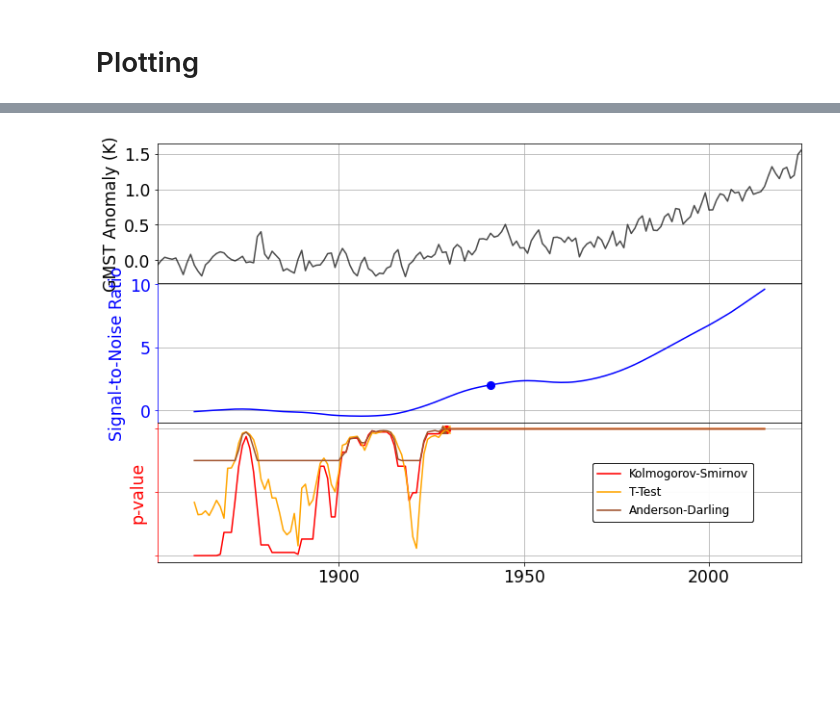
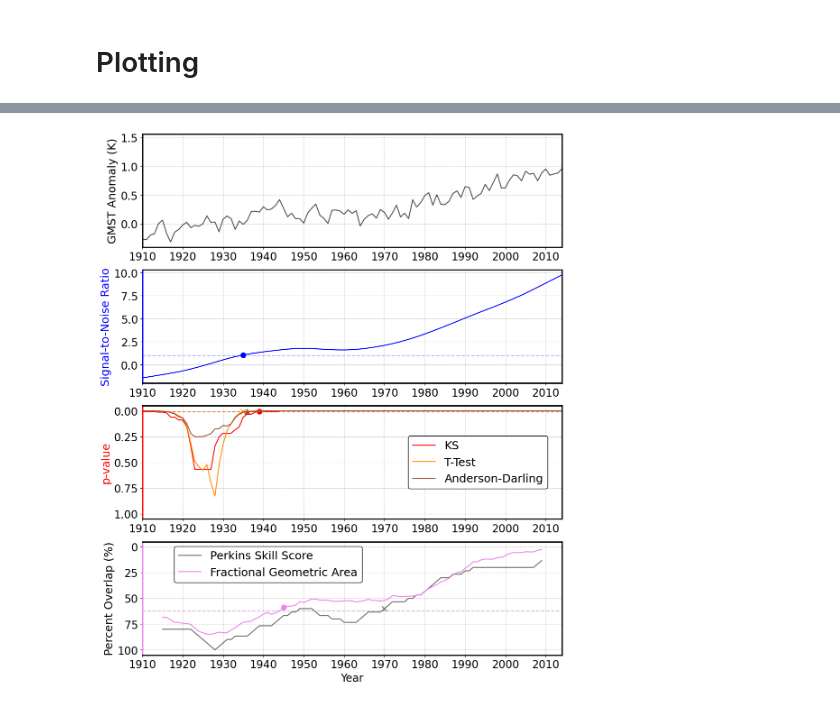
Before and after one commit to alexborowiak/time_of_emergene_drafts, a Jupyter notebook: toplevel_notebooks/01_global_mean_emergence.ipynb, the cells around one changed output, grey strips where cells are left out. Saved outputs shown, nothing was run; the diff lists cells and outputs as text; code cells hidden in the pictures; blank space fills up the shorter version.

Commit message:
Add LOWESS test methods

```diff
--- a/toplevel_notebooks/01_global_mean_emergence.ipynb
+++ b/toplevel_notebooks/01_global_mean_emergence.ipynb
@@ -345,11 +362,18 @@ ds_best_sn.name = 'signal_to_noise'
 ks_ds.name = 'ks'
 ttest_ds.name = 'ttest'
 anderson_ds.name = 'anderson'
+perkins_ds.name = 'perkins'
+frac_geom_ds.name = 'frac'
 # %%
 # Set long name attributes for each variable
 ds_best_sn.attrs['long_name'] = 'Signal to Noise Ratio'
 ks_ds.attrs['long_name'] = 'Kolmogorov-Smirnov'
 ttest_ds.attrs['long_name'] = 'T-Test'
 anderson_ds.attrs['long_name'] = 'Anderson-Darling'
+perkins_ds.attrs['long_name'] = 'Perkins Skill Score'
+frac_geom_ds.attrs['long_name'] = 'Fractional Geometric Area'
 # %%
-toe_metrics_ds = xr.merge([ks_ds, ttest_ds, anderson_ds, ds_best_sn]).dropna(dim='time')
+toe_metrics_ds = xr.merge([ks_ds, ttest_ds, anderson_ds, ds_best_sn, perkins_ds, frac_geom_ds])
+toe_metrics_ds = toe_metrics_ds.isel(time=slice(int(window/2), -int(window/2)))
+toe_metrics_ds = toe_metrics_ds.compute()
+toe_metrics_ds
@@ -364,3 +395,15 @@ toe_ds = xr.merge([sn_toe_ds, ks_toe_ds,ttest_toe_ds , anderson_toe_ds])
+# %%
+# Find the year of permanent exceedance
+sn_toe_ds = toe.get_permanent_exceedance(np.abs(toe_metrics_ds['signal_to_noise']), threshold=1, comparison_func=np.greater_equal)
+ks_toe_ds = toe.get_permanent_exceedance(toe_metrics_ds['ks'], threshold=PVALUE_THESHOLD1, comparison_func=np.less)
+ttest_toe_ds = toe.get_permanent_exceedance(toe_metrics_ds['ttest'], threshold=PVALUE_THESHOLD1, comparison_func=np.less)
+anderson_toe_ds = toe.get_permanent_exceedance(toe_metrics_ds['anderson'], threshold=PVALUE_THESHOLD1, comparison_func=np.less)
+# # The distribution overlap methods
+perkins_toe_ds = toe.get_permanent_exceedance(perkins_ds, threshold=OVERLAP_THRESHOLD, comparison_func=np.less_equal)
+frac_geom_toe_ds = toe.get_permanent_exceedance(frac_geom_ds, threshold=OVERLAP_THRESHOLD, comparison_func=np.less_equal)
+toe_ds = xr.merge([sn_toe_ds, ks_toe_ds,ttest_toe_ds , anderson_toe_ds, perkins_toe_ds, frac_geom_toe_ds])
+# If have emerged too late, it has not emerged
+toe_ds = xr.where(toe_ds<2015, toe_ds, np.nan)
 # %%
 toe_ds
 # %% [output]
@@ -377,9 +431,17 @@ Attributes: (2)
 # %%
-time_of_emergence_plots.plot_multiseries_with_pvalues(
+reload(time_of_emergence_plots)
+fig, gs, axes = time_of_emergence_plots.plot_multiseries_with_pvalues(
     toe_metrics_ds,
     toe_ds,
     best_ds_smean,
-    labels={'ylabel_bottom': 'GMST Anomaly (K)'}
+    labels={'ylabel_bottom': 'GMST Anomaly (K)'},
+    return_figure=True
     )
+
+# for emergence_test in list(toe_ds.data_vars):
+#     toe_st = toe_ds[emergence_test].values.item()
+#     xval_emergence = toe_metrics_ds.time.values[toe_metrics_ds.time.dt.year.values==toe_st].item()
+#     axes[0].axvline(xval_emergence, color= time_of_emergence_plots.TEST_PLOT_DICT[emergence_test]['color'],
+#               linewidth=3)
 # %% [output]
-[figure, old version]
+[figure, new version]
```
Also changed, not shown: parts of 41 cells of this notebook, 4 other files.
